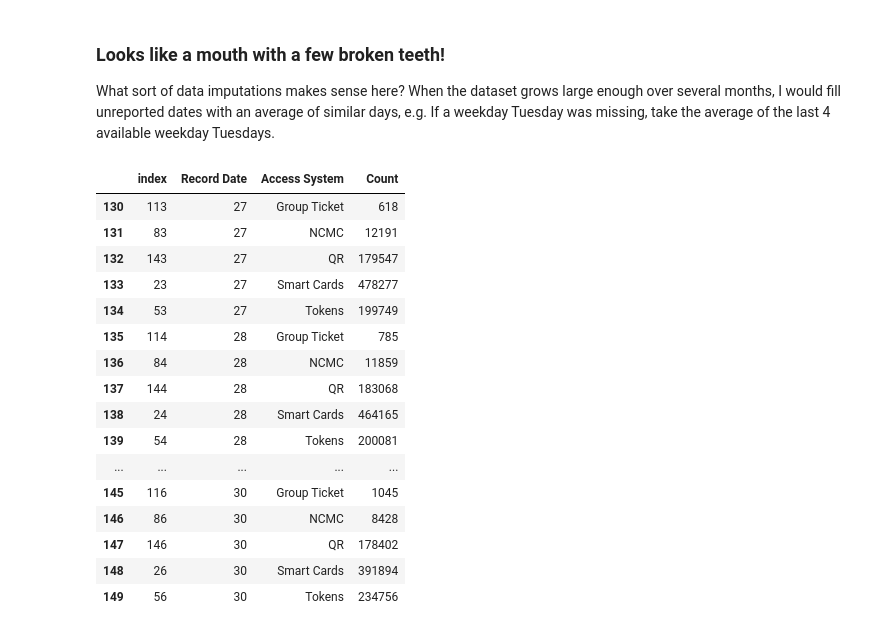
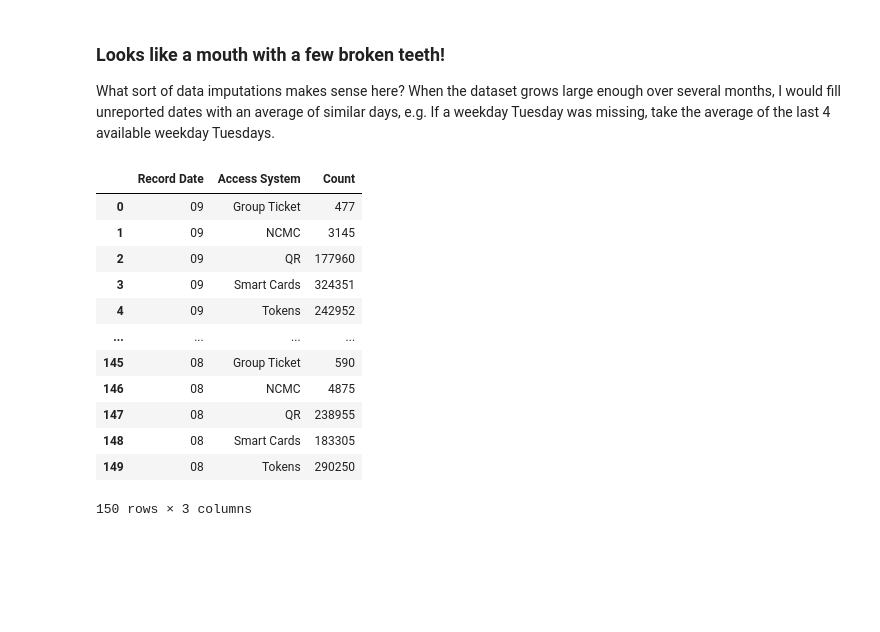
Before and after one commit to thecont1/namma-metro-ridership-tracker, a Jupyter notebook: ridership_2analysis.ipynb, the cells around one changed output. Cells and saved outputs as stored; diff of their text form; code cells hidden in the pictures; blank space fills up the shorter version.

```diff
--- a/ridership_2analysis.ipynb
+++ b/ridership_2analysis.ipynb
@@ -122,10 +120,10 @@ Last_N_Days = df.merge(dates, how='right', on='Record Date')
 Last_N_Days.drop(['Stored Value Card', 'One Day Pass', 'Three Day Pass', 'Five Day Pass', 'QR NammaMetro', 'QR WhatsApp', 'QR Paytm'], axis=1, inplace=True)
 Last_N_Days.rename(columns={'Total Smart Cards':'Smart Cards', 'Total NCMC':'NCMC', 'Total QR':'QR'}, inplace=True)
 
-formatted_dates = pd.to_datetime(Last_N_Days['Record Date'], format='%Y-%m-%d').dt.day
+formatted_dates = pd.to_datetime(Last_N_Days['Record Date'], format='%Y-%m-%d').dt.strftime('%d')
 formatted_numbers = Last_N_Days.loc[:, 'Smart Cards':'Total Riders'].astype('Int64')
 
-Last_N_Days = pd.concat([formatted_dates, formatted_numbers, Last_N_Days['Day of Week']], axis=1)
-Last_N_Days
+Last_N_Days_1 = pd.concat([formatted_dates, formatted_numbers, Last_N_Days['Day of Week']], axis=1)
+Last_N_Days_1
 # %% [output]
 |  | Record Date | Smart Cards | Tokens | NCMC | Group Ticket | QR | Total Riders | Day of Week |
@@ -165,30 +165,31 @@ plt.show()
 
 What sort of data imputations makes sense here? When the dataset grows large enough over several months, I would fill unreported dates with an average of similar days, e.g. If a weekday Tuesday was missing, take the average of the last 4 available weekday Tuesdays.
 # %%
-Last_N_Days = Last_N_Days.melt(
+Last_N_Days_2 = Last_N_Days.melt(
                     id_vars=['Record Date'],
                     value_vars=['Smart Cards', 'Tokens', 'NCMC', 'Group Ticket', 'QR'],
                     var_name='Access System',
                     value_name='Count').sort_values(by=['Record Date', 'Access System'])
-Last_N_Days = Last_N_Days[['Record Date', 'Access System', 'Count']].reset_index()
-Last_N_Days.tail(20)
+Last_N_Days_2 = Last_N_Days_2[['Record Date', 'Access System', 'Count']].sort_values(by=['Record Date', 'Access System'], ignore_index=True)
+
+formatted_dates = pd.to_datetime(Last_N_Days_2['Record Date'], format='%Y-%m-%d').dt.strftime('%d')
+formatted_numbers = Last_N_Days_2.loc[:, 'Count'].astype('Int64')
+
+Last_N_Days_2 = pd.concat([formatted_dates, Last_N_Days_2['Access System'], formatted_numbers], axis=1)
+Last_N_Days_2
 # %% [output]
-|  | index | Record Date | Access System | Count |
-| 130 | 113 | 27 | Group Ticket | 618 |
-| 131 | 83 | 27 | NCMC | 12191 |
-| 132 | 143 | 27 | QR | 179547 |
-| 133 | 23 | 27 | Smart Cards | 478277 |
-| 134 | 53 | 27 | Tokens | 199749 |
-| 135 | 114 | 28 | Group Ticket | 785 |
-| 136 | 84 | 28 | NCMC | 11859 |
-| 137 | 144 | 28 | QR | 183068 |
-| 138 | 24 | 28 | Smart Cards | 464165 |
-| 139 | 54 | 28 | Tokens | 200081 |
-| ... | ... | ... | ... | ... |
-| 145 | 116 | 30 | Group Ticket | 1045 |
-| 146 | 86 | 30 | NCMC | 8428 |
-| 147 | 146 | 30 | QR | 178402 |
-| 148 | 26 | 30 | Smart Cards | 391894 |
-| 149 | 56 | 30 | Tokens | 234756 |
+|  | Record Date | Access System | Count |
+| 0 | 09 | Group Ticket | 477 |
+| 1 | 09 | NCMC | 3145 |
+| 2 | 09 | QR | 177960 |
+| 3 | 09 | Smart Cards | 324351 |
+| 4 | 09 | Tokens | 242952 |
+| ... | ... | ... | ... |
+| 145 | 08 | Group Ticket | 590 |
+| 146 | 08 | NCMC | 4875 |
+| 147 | 08 | QR | 238955 |
+| 148 | 08 | Smart Cards | 183305 |
+| 149 | 08 | Tokens | 290250 |
+150 rows × 3 columns
 # %%
 plt.figure(figsize=(17,9))
```
Also changed, not shown: parts of 13 cells of this notebook, 1 other file.
